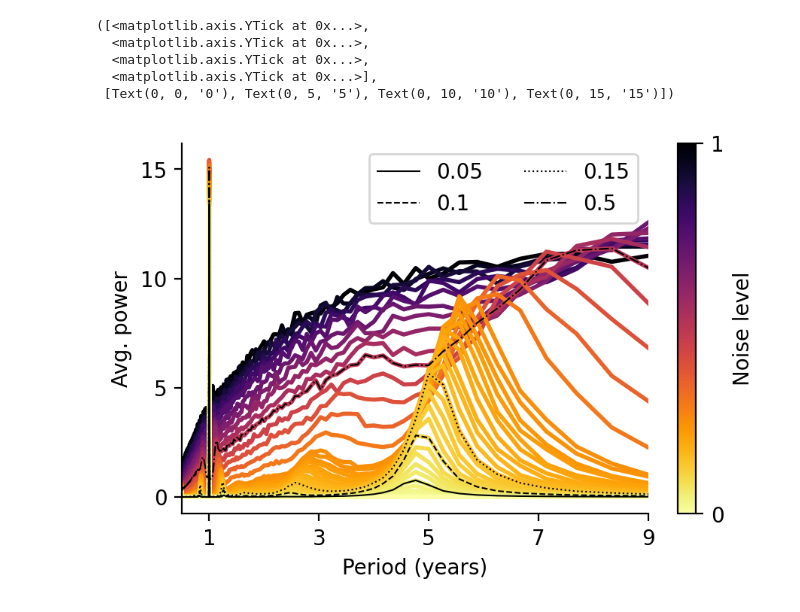
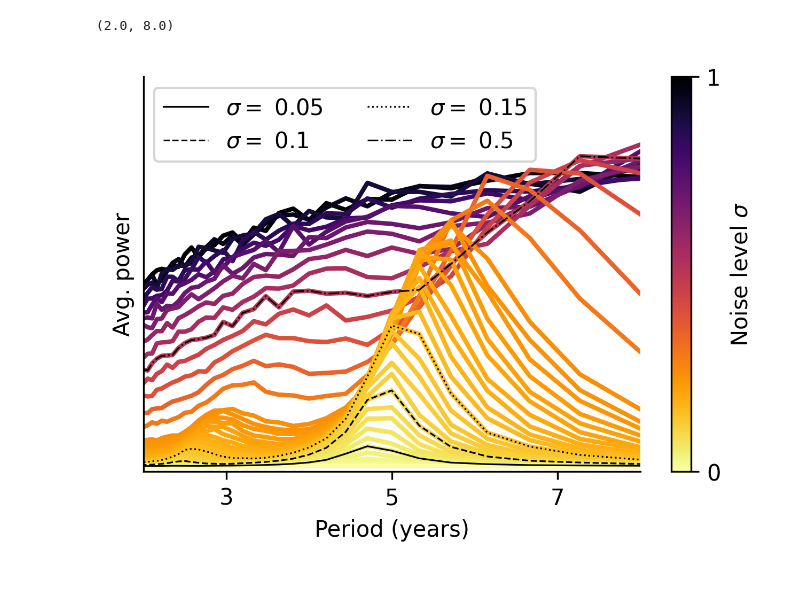
Before and after one commit to BjarkeFN/MycoplasmaDynamics, a Jupyter notebook: Fig3.ipynb, the cells around one changed output. Cells and saved outputs as stored; diff of their text form; code cells hidden in the pictures; blank space fills up the shorter version.

```diff
--- a/Fig3.ipynb
+++ b/Fig3.ipynb
@@ -225,62 +301,66 @@ for noise_level in noise_levels:
 # %%
-# 7) Plot Period vs. Power
 import matplotlib.cm as cm
 import matplotlib as mpl
 
-fig = plt.figure(figsize=(5, 3.2), dpi=200)
+fig = plt.figure(figsize=(5, 3.2), dpi=300)
 ax = plt.gca()
 
 for i in range(len(noise_levels)):
     i = len(noise_levels)-i-1
+    if noise_levels[i] > 0.15:
+        zorder=1
+    else:
+        zorder=2
     #print(i)
     plt.plot(periods, power_curves[i],
              color=plt.cm.inferno(1-noise_levels[i]/np.max(noise_levels)),
              #label=f"FFT, noise={np.round(noise_levels[i],4)}",
-            linewidth=2)
+            linewidth=2,
+            zorder=zorder)
 
 
-plt.xlim([0.5, 9])
+if len(noise_levels) > 30:
 
-i = 5
-plt.plot(periods, power_curves[i], "-",
-             color="black",
-             label=f"{np.round(noise_levels[i],4)}",
-            linewidth=0.75)
+    i = 5
+    plt.plot(periods, power_curves[i], "-",
+                 color="black",
+                 label=r"$\sigma=$ "+f"{np.round(noise_levels[i],4)}",
+                linewidth=0.75)
 
-i = 10
-plt.plot(periods, power_curves[i], "--",
-             color="black",
-             label=f"{np.round(noise_levels[i],4)}",
-            linewidth=0.75)
+    i = 10
+    plt.plot(periods, power_curves[i], "--",
+                 color="black",
+                 label=r"$\sigma=$ "+f"{np.round(noise_levels[i],4)}",
+                linewidth=0.75)
 
-i = 15
-plt.plot(periods, power_curves[i], ":",
-             color="black",
-             label=f"{np.round(noise_levels[i],4)}",
-            linewidth=0.75)
+    i = 15
+    plt.plot(periods, power_curves[i], ":",
+                 color="black",
+                 label=r"$\sigma=$ "+f"{np.round(noise_levels[i],4)}",
+                linewidth=0.75)
 
-i = 30
-plt.plot(periods, power_curves[i], "-.",
-             color="black",
-             label=f"{np.round(noise_levels[i],4)}",
-            linewidth=0.75)
+    i = 30
+    plt.plot(periods, power_curves[i], "-.",
+                 color="black",
+                 label=r"$\sigma=$ "+f"{np.round(noise_levels[i],4)}",
+                linewidth=0.75)
 
 #plt.gca().invert_xaxis()  # put shorter periods on the right
 plt.xlabel("Period (years)")
 plt.ylabel("Avg. power")
-#plt.title("FFT-based Power Spectrum")
-plt.xticks([1, 3, 5, 7, 9])
+#plt.xticks([1, 3, 5, 7, 9])
+plt.xticks([3, 5, 7])
 plt.legend(ncol=2)
 fig.colorbar(mpl.cm.ScalarMappable(norm=mpl.colors.Normalize(0, 1), cmap='inferno_r'),
-             ax=ax, orientation='vertical', label='Noise level', ticks=[0,1])
+             ax=ax, orientation='vertical', label=r'Noise level $\sigma$', ticks=[0,1])
 
 ax.spines['top'].set_visible(False)
 ax.spines['right'].set_visible(False)
-plt.yticks([0, 5, 10, 15])
+plt.yticks([])
+
+plt.ylim([-0.15, 11])
+
+plt.xlim([2, 8])
 # %% [output]
-([<matplotlib.axis.YTick at 0x...>,
-  <matplotlib.axis.YTick at 0x...>,
-  <matplotlib.axis.YTick at 0x...>,
-  <matplotlib.axis.YTick at 0x...>],
- [Text(0, 0, '0'), Text(0, 5, '5'), Text(0, 10, '10'), Text(0, 15, '15')])
+(2.0, 8.0)
-[figure, old version]
+[figure, new version]
```
Also changed, not shown: parts of 13 cells of this notebook.
